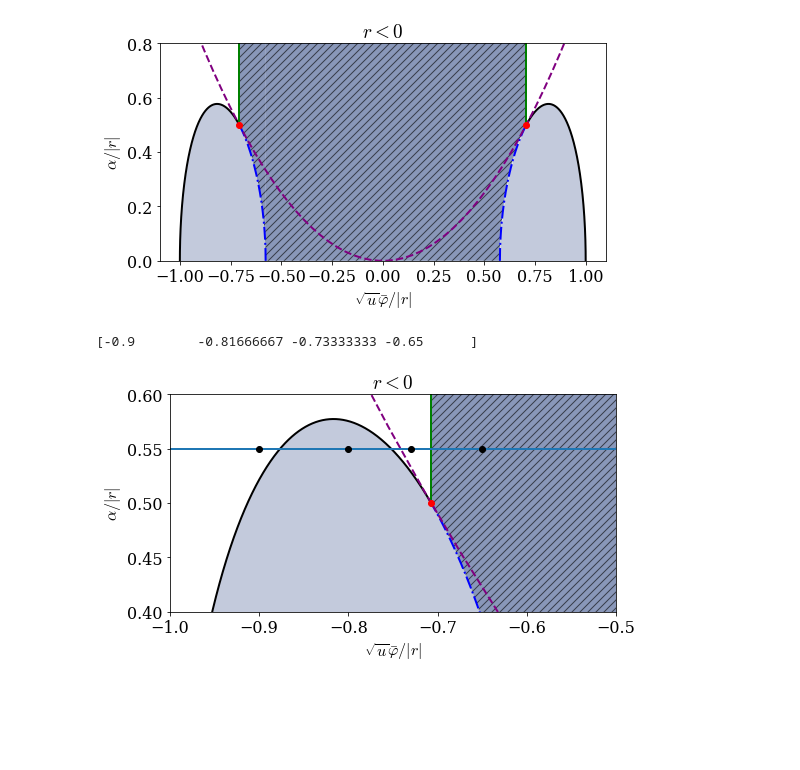
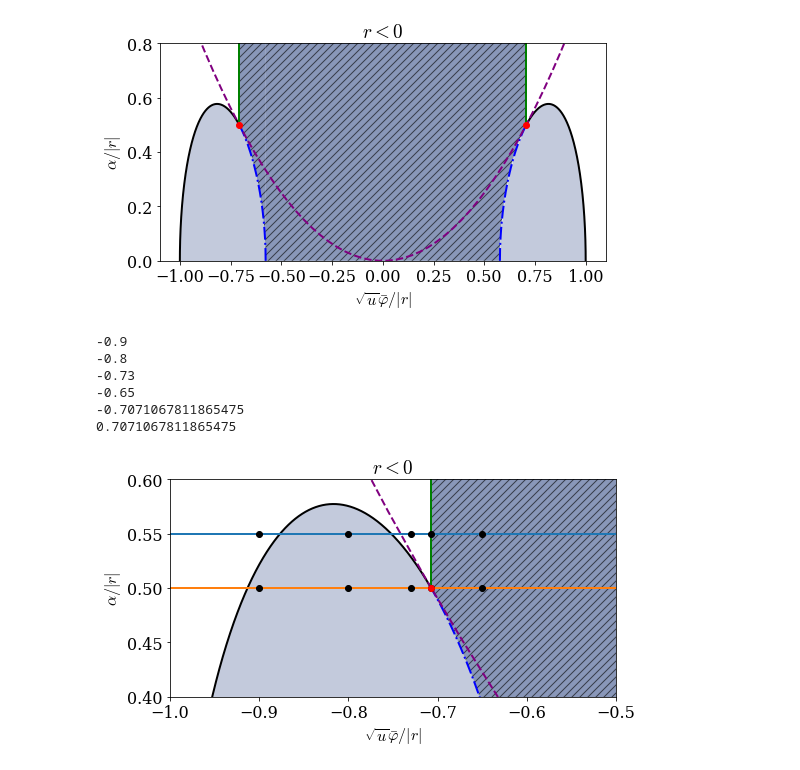
Before and after one commit to martkjoh/NRCH, a Jupyter notebook: done/phase_diag_2d.ipynb, the cells around one changed output. Drawn from its saved outputs; the diff is of its cells as text; code cells hidden in the pictures; blank space fills up the shorter version.

```diff
--- a/done/phase_diag_2d.ipynb
+++ b/done/phase_diag_2d.ipynb
@@ -265,36 +265,44 @@ xx3 = np.linspace(-x1, -x0, 1000)
 ax.fill_between(xx3, a(xx3), 1, color=color, alpha=0.6, hatch='///', linewidth=0.0, edgecolor='#00000000')
 ax.fill_between(-xx3, a(xx3), 1, color=color, alpha=0.6, hatch='///', linewidth=0.0, edgecolor='#00000000')
 
 xx4 = np.linspace(-x0, x0, 1000)
 ax.fill_between(xx4, 0, 1, color=color, alpha=0.6, hatch='///', linewidth=0.0, edgecolor='#00000000')
 
 x = np.linspace(-1, 1)
 ax.plot(x, x**2, '--', color='purple', label='EL')
 
 ax.plot(x1, a(x1), 'ro', label='CEP')
-ax.plot(-x1, a(x1), 'ro')
+ax.plot(-x1, a(x1), 'ro', zorder=10)
 
 ax.set_ylabel("$\\alpha/|r|$")
 ax.set_xlabel("$\\sqrt{u} \\bar \\varphi/|r|$")
 ax.set_title("$r < 0$")
 
 ax.set_ylim(0, .8)
 
 
 p = np.linspace(-1, 0, 1000)
 ax.plot(p,.55*np.ones_like(p))
+ax.plot(p,.50*np.ones_like(p))
 
-ps = np.linspace(-.9, -.65, 4)
-print(ps)
-ps = [-.9, -.8, -0.73, -.65]
+ps = [-.9, -.8, -0.73, -.65, -1/np.sqrt(2)]
 for point in ps:
+    print(point)
     ax.plot(point, .55, 'ko')
+    ax.plot(point, .5, 'ko')
 
 ax.set_xlim(-1, -.5)
 ax.set_ylim(.4, .6)
 
+print((1/(np.sqrt(2))))
+
 plt.show()
 fig.savefig('fig/movies.pdf',bbox_inches='tight')
 # %% [output]
-[-0.9        -0.81666667 -0.73333333 -0.65      ]
+-0.9
+-0.8
+-0.73
+-0.65
+-0.7071067811865475
+0.7071067811865475
-[figure, old version]
+[figure, new version]
```
Also changed, not shown: parts of 1 cell of this notebook, 7 other files.
